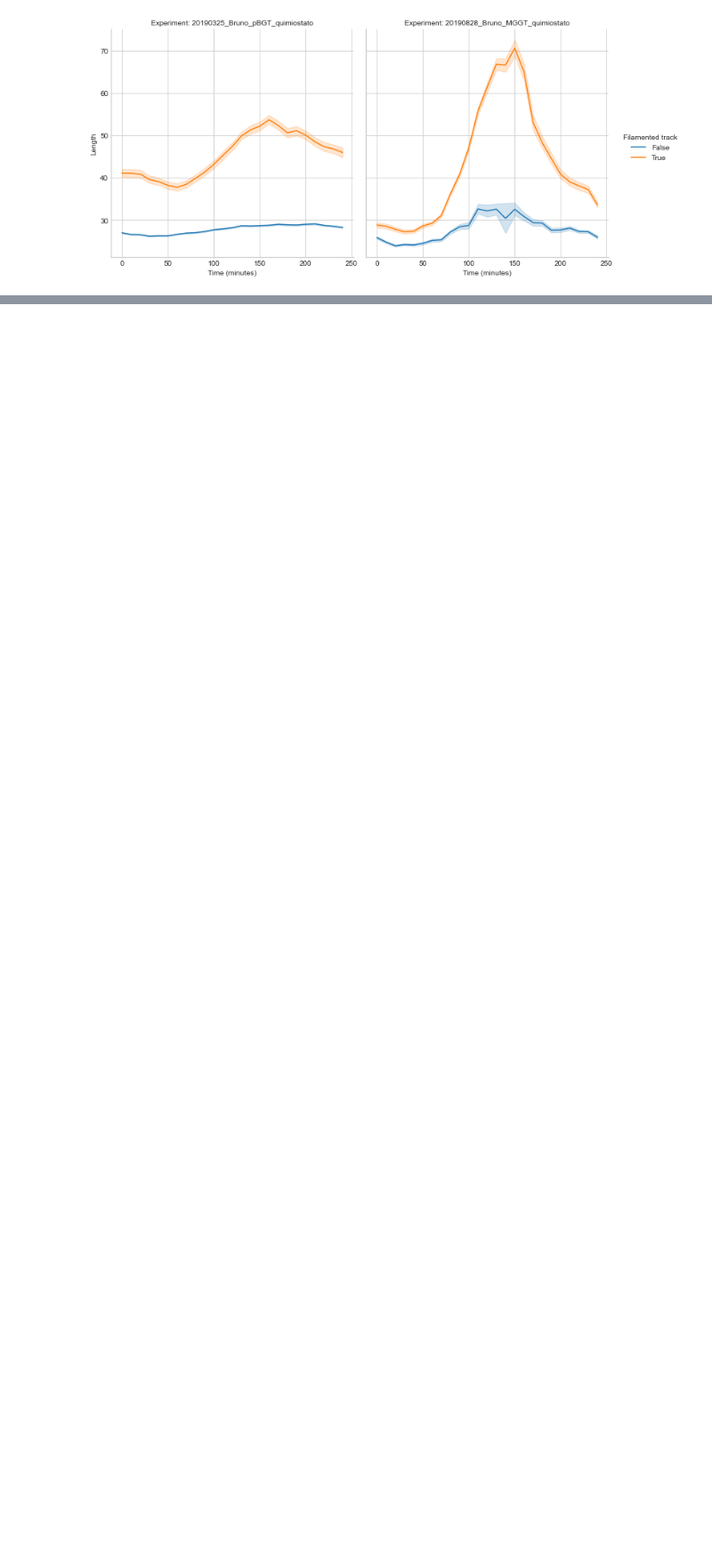
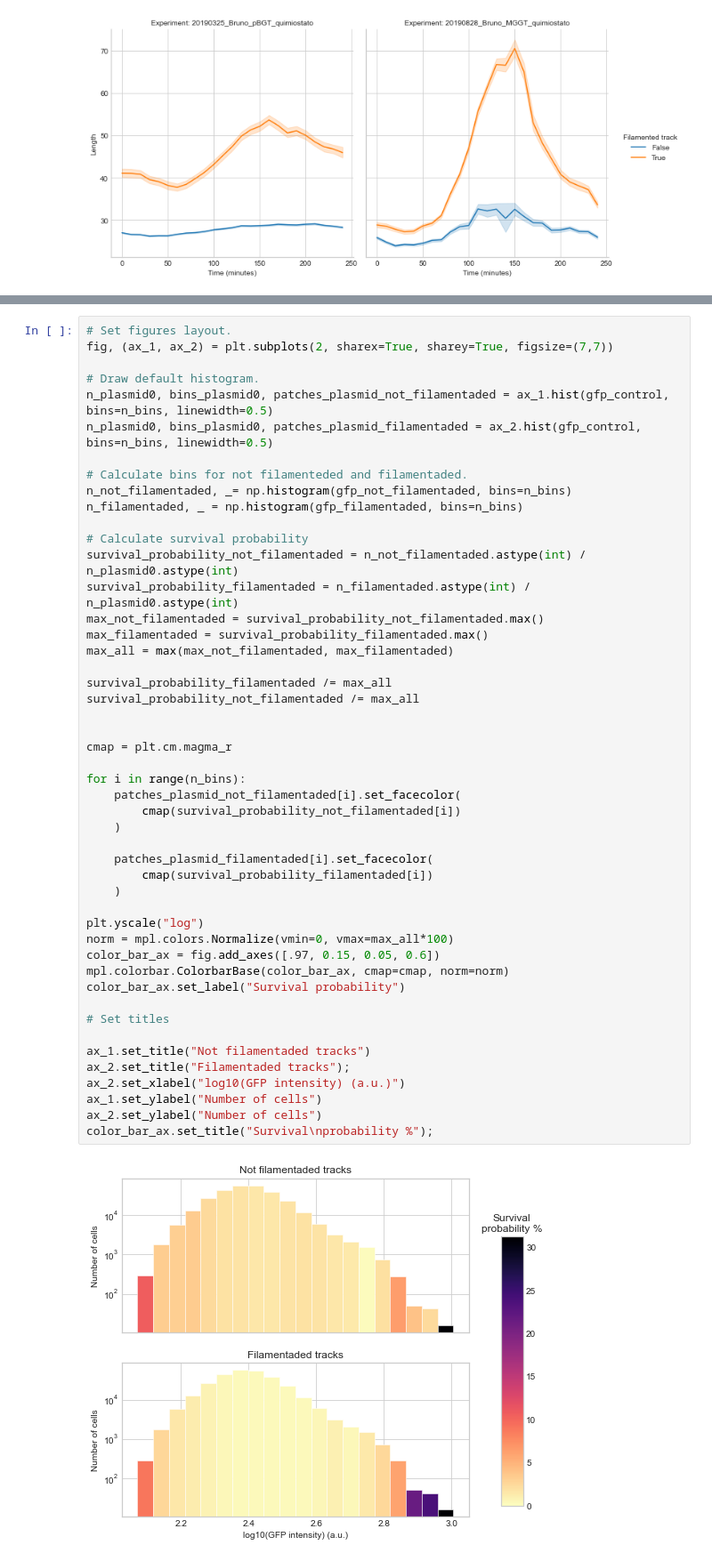
Before and after one commit to jvelezmagic/cell_viewer, a Jupyter notebook: notebooks/2.0-jvs-eda.ipynb, the cells around one changed output, grey strips where cells are left out. Shown: that part at 89% size. Cells and saved outputs as stored; diff of their text form; blank space fills up the shorter version.

Commit message:
Calculate survival probability using initial_gfp vs global_gfp in long tracks.

```diff
--- a/notebooks/2.0-jvs-eda.ipynb
+++ b/notebooks/2.0-jvs-eda.ipynb
@@ -254,0 +295,50 @@ length_time_p = (
+# %%
+# Set figures layout.
+fig, (ax_1, ax_2) = plt.subplots(2, sharex=True, sharey=True, figsize=(7,7))
+
+# Draw default histogram.
+n_plasmid0, bins_plasmid0, patches_plasmid_not_filamentaded = ax_1.hist(gfp_control, bins=n_bins, linewidth=0.5)
+n_plasmid0, bins_plasmid0, patches_plasmid_filamentaded = ax_2.hist(gfp_control, bins=n_bins, linewidth=0.5)
+
+# Calculate bins for not filamenteded and filamentaded.
+n_not_filamentaded, _= np.histogram(gfp_not_filamentaded, bins=n_bins)
+n_filamentaded, _ = np.histogram(gfp_filamentaded, bins=n_bins)
+
+# Calculate survival probability
+survival_probability_not_filamentaded = n_not_filamentaded.astype(int) / n_plasmid0.astype(int)
+survival_probability_filamentaded = n_filamentaded.astype(int) / n_plasmid0.astype(int)
+max_not_filamentaded = survival_probability_not_filamentaded.max()
+max_filamentaded = survival_probability_filamentaded.max()
+max_all = max(max_not_filamentaded, max_filamentaded)
+
+survival_probability_filamentaded /= max_all
+survival_probability_not_filamentaded /= max_all
+
+
+cmap = plt.cm.magma_r
+
+for i in range(n_bins):
+    patches_plasmid_not_filamentaded[i].set_facecolor(
+        cmap(survival_probability_not_filamentaded[i])
+    )
+
+    patches_plasmid_filamentaded[i].set_facecolor(
+        cmap(survival_probability_filamentaded[i])
+    )
+
+plt.yscale("log")
+norm = mpl.colors.Normalize(vmin=0, vmax=max_all*100)
+color_bar_ax = fig.add_axes([.97, 0.15, 0.05, 0.6])
+mpl.colorbar.ColorbarBase(color_bar_ax, cmap=cmap, norm=norm)
+color_bar_ax.set_label("Survival probability")
+
+# Set titles
+
+ax_1.set_title("Not filamentaded tracks")
+ax_2.set_title("Filamentaded tracks");
+ax_2.set_xlabel("log10(GFP intensity) (a.u.)")
+ax_1.set_ylabel("Number of cells")
+ax_2.set_ylabel("Number of cells")
+color_bar_ax.set_title("Survival\nprobability %");
+# %% [output]
+[figure, added]
```
Also changed, not shown: parts of 2 cells of this notebook.
